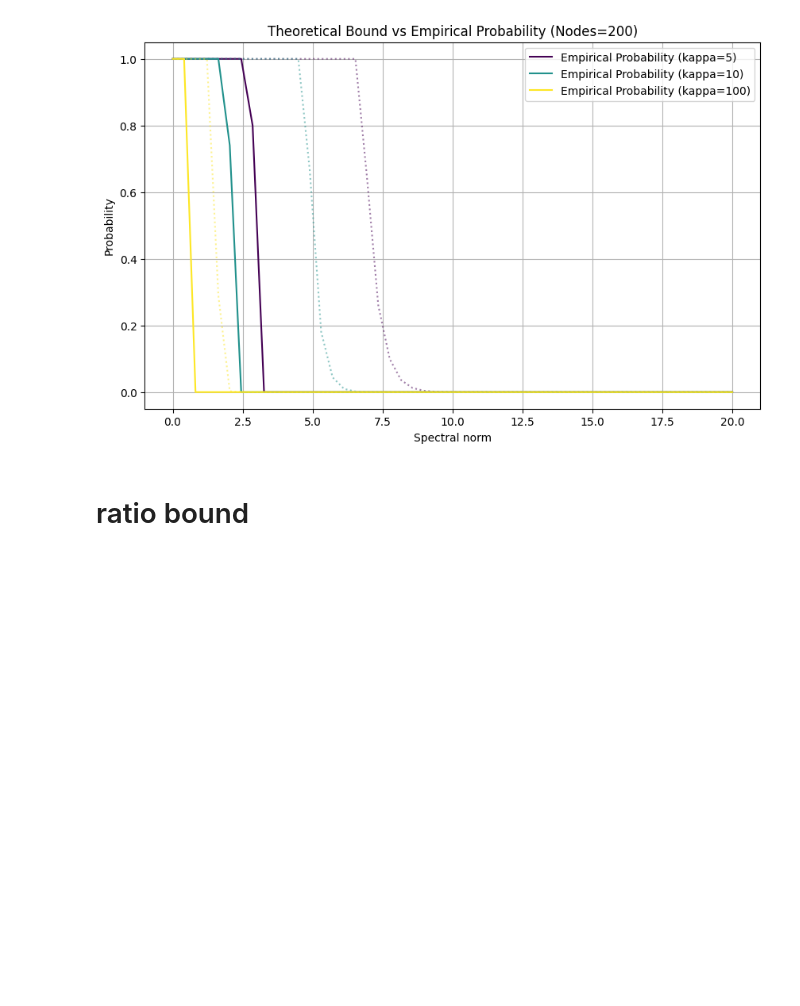
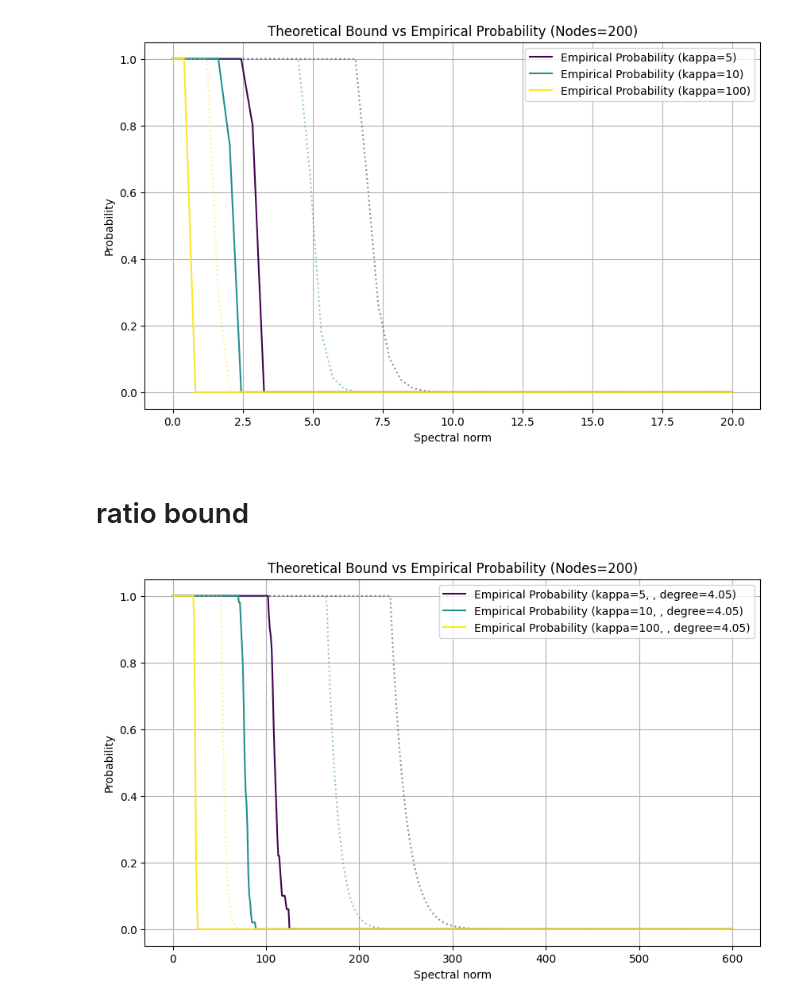
Before and after one commit to zhexin1904/my_SE_sync, a Jupyter notebook: python/simu_1.ipynb, the cells around one changed output. Saved outputs shown, nothing was run; the diff lists cells and outputs as text; code cells hidden in the pictures; blank space fills up the shorter version.

```diff
--- a/python/simu_1.ipynb
+++ b/python/simu_1.ipynb
@@ -59,6 +59,7 @@ Fielder_value = nx.algebraic_connectivity(G)  # Compute Fielder value
 # Run experiments
 for kappa in kappa_values:
     sigma = np.sqrt(1 / (2 * kappa))  # Standard deviation for random normal samples
+    degree = np.degrees(1 / np.sqrt(2 * kappa))
     # Compute theoretical bound specific to this graph instance
     bound_values = theoretical_bound(t_values, num_nodes, kappa, max_degree)
     results[kappa]['theoretical_bounds'].append(bound_values)
@@ -82,7 +83,7 @@ for kappa, color in zip(kappa_values, colors):
     empirical_probs = [np.mean(eigenvalues >= t) for t in t_values]
 
     # Plot empirical probability (solid line)
-    ax.plot(t_values, empirical_probs, label=f'Empirical Probability (kappa={kappa})', linestyle='solid', color=color)
+    ax.plot(t_values, empirical_probs, label=f'Empirical Probability (kappa={kappa}, , degree={degree:.2f}))', linestyle='solid', color=color)
 
     # Plot all theoretical bounds as dotted lines
     for bound_values in results[kappa]['theoretical_bounds']:
@@ -157,6 +158,7 @@ Fielder_value = nx.algebraic_connectivity(G)  # Compute Fielder value
 # Run experiments
 for kappa in kappa_values:
     sigma = np.sqrt(1 / (2 * kappa))  # Standard deviation for random normal samples
+    degree = np.degrees(1 / np.sqrt(2 * kappa))
     # Compute theoretical bound specific to this graph instance
     bound_values = theoretical_bound(t_values, num_nodes, kappa, max_degree, Fielder_value)
     results[kappa]['theoretical_bounds'].append(bound_values)
@@ -164,31 +166,33 @@ for kappa in kappa_values:
     adj_matrix = nx.adjacency_matrix(G).todense()
     for _ in range(num_trials):
         # Generate Kronecker matrix and compute largest eigenvalue
         kron_matrix = generate_kron_matrix(adj_matrix, sigma)
         largest_eigenvalue = compute_largest_eigenvalue(kron_matrix)
         # Store results
         results[kappa]['eigenvalues'].append(largest_eigenvalue/Fielder_value)
 
 # Compute empirical probabilities
 fig, ax = plt.subplots(figsize=(10, 6))
 colors = cm.viridis(np.linspace(0, 1, len(kappa_values)))
 
 for kappa, color in zip(kappa_values, colors):
     eigenvalues = np.array(results[kappa]['eigenvalues'])
 
     # Compute empirical probability
     empirical_probs = [np.mean(eigenvalues >= t) for t in t_values]
 
     # Plot empirical probability (solid line)
-    ax.plot(t_values, empirical_probs, label=f'Empirical Probability (kappa={kappa})', linestyle='solid', color=color)
+    ax.plot(t_values, empirical_probs, label=f'Empirical Probability (kappa={kappa}, , degree={degree:.2f})', linestyle='solid', color=color)
 
     # Plot all theoretical bounds as dotted lines
     for bound_values in results[kappa]['theoretical_bounds']:
         ax.plot(t_values, bound_values, linestyle='dotted', color=color, alpha=0.5)
 
 ax.set_xlabel('Spectral norm')
 ax.set_ylabel('Probability')
 ax.set_title(f'Theoretical Bound vs Empirical Probability (Nodes={num_nodes})')
 ax.legend()
 ax.grid(True)
 plt.show()
+# %% [output]
+[figure, added]
```
Also changed, not shown: parts of 6 cells of this notebook, 3 other files.
